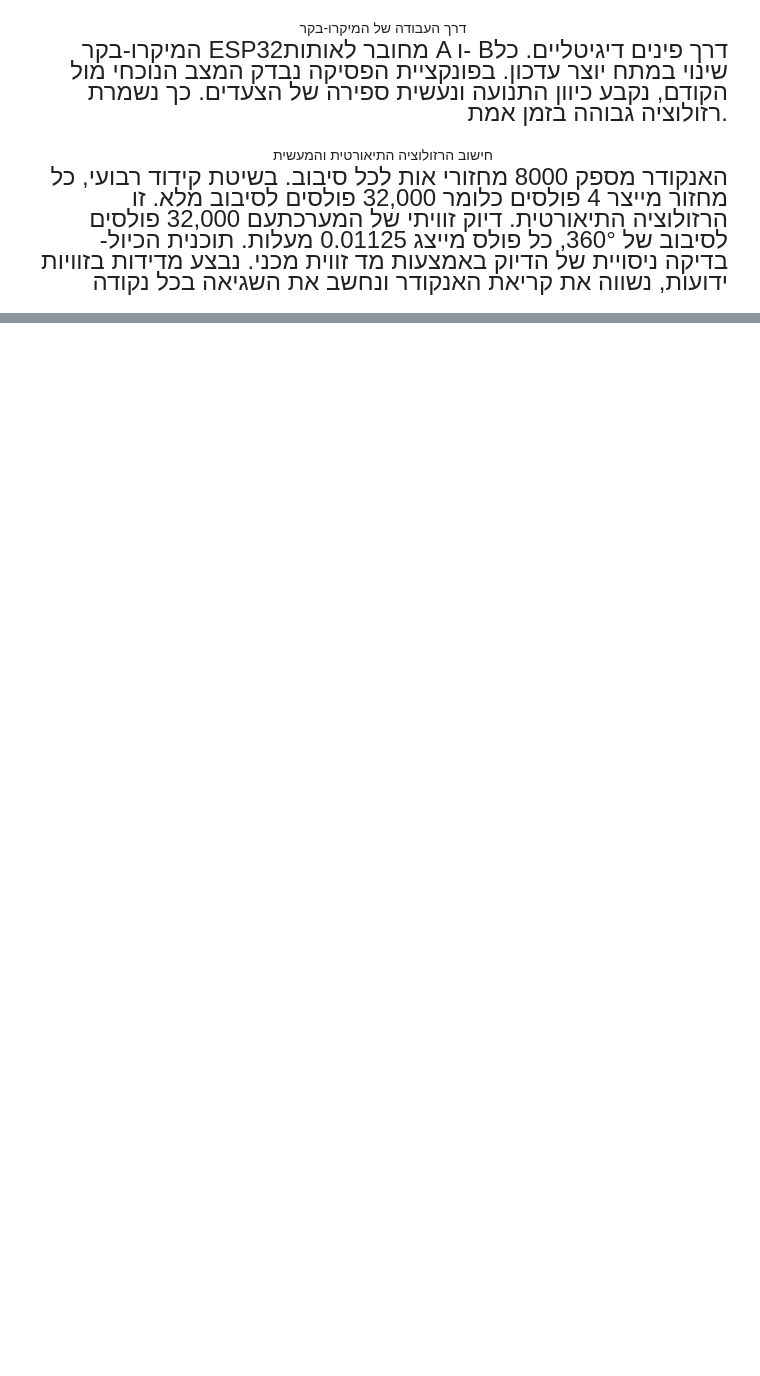
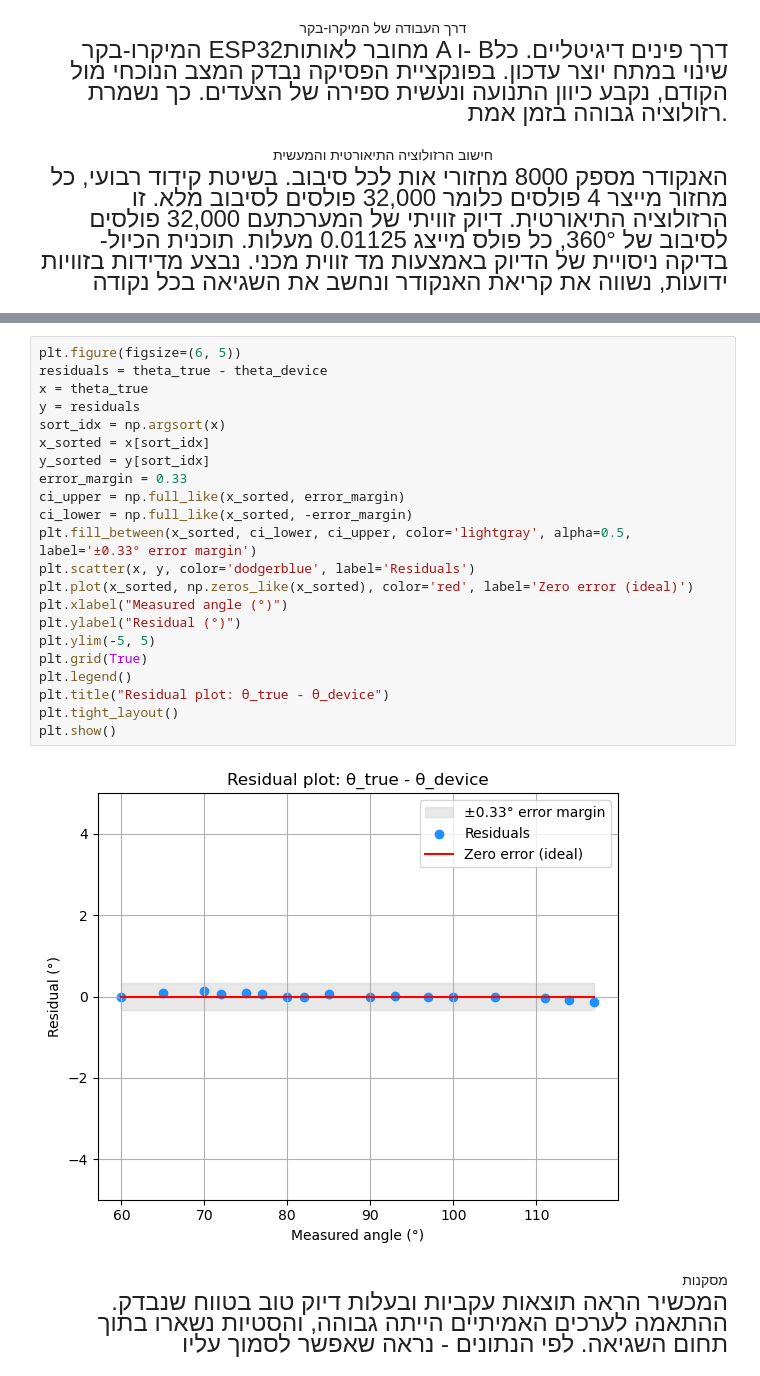
Before and after one commit to tphlabs/ESP32-USDigital-Display, a Jupyter notebook: USDigital EM2 (1).ipynb, the cells around one changed output, grey strips where cells are left out. Drawn from its saved outputs; the diff is of its cells as text; blank space fills up the shorter version.

```diff
--- a/USDigital EM2 (1).ipynb
+++ b/USDigital EM2 (1).ipynb
@@ -112,0 +240,41 @@
+# %%
+plt.figure(figsize=(6, 5))
+residuals = theta_true - theta_device
+x = theta_true
+y = residuals
+sort_idx = np.argsort(x)
+x_sorted = x[sort_idx]
+y_sorted = y[sort_idx]
+error_margin = 0.33
+ci_upper = np.full_like(x_sorted, error_margin)
+ci_lower = np.full_like(x_sorted, -error_margin)
+plt.fill_between(x_sorted, ci_lower, ci_upper, color='lightgray', alpha=0.5, label='±0.33° error margin')
+plt.scatter(x, y, color='dodgerblue', label='Residuals')
+plt.plot(x_sorted, np.zeros_like(x_sorted), color='red', label='Zero error (ideal)')
+plt.xlabel("Measured angle (°)")
+plt.ylabel("Residual (°)")
+plt.ylim(-5, 5)
+plt.grid(True)
+plt.legend()
+plt.title("Residual plot: θ_true - θ_device")
+plt.tight_layout()
+plt.show()
+# %% [output]
+[figure, added]
+# %% [markdown]
+<div style="
+    font-family: Arial;
+    font-size: 60px;
+    text-align: right;
+    direction: rtl;
+">מסקנות
+</div>
+
+<div style="
+    font-family: Arial;
+    font-size: 24px;
+    text-align: right;
+    direction: rtl;
+">המכשיר הראה תוצאות עקביות ובעלות דיוק טוב בטווח שנבדק. ההתאמה לערכים האמיתיים הייתה גבוהה, והסטיות נשארו בתוך תחום השגיאה. לפי הנתונים - נראה שאפשר לסמוך עליו
+
+</div>
```
Also changed, not shown: parts of 5 cells of this notebook.
